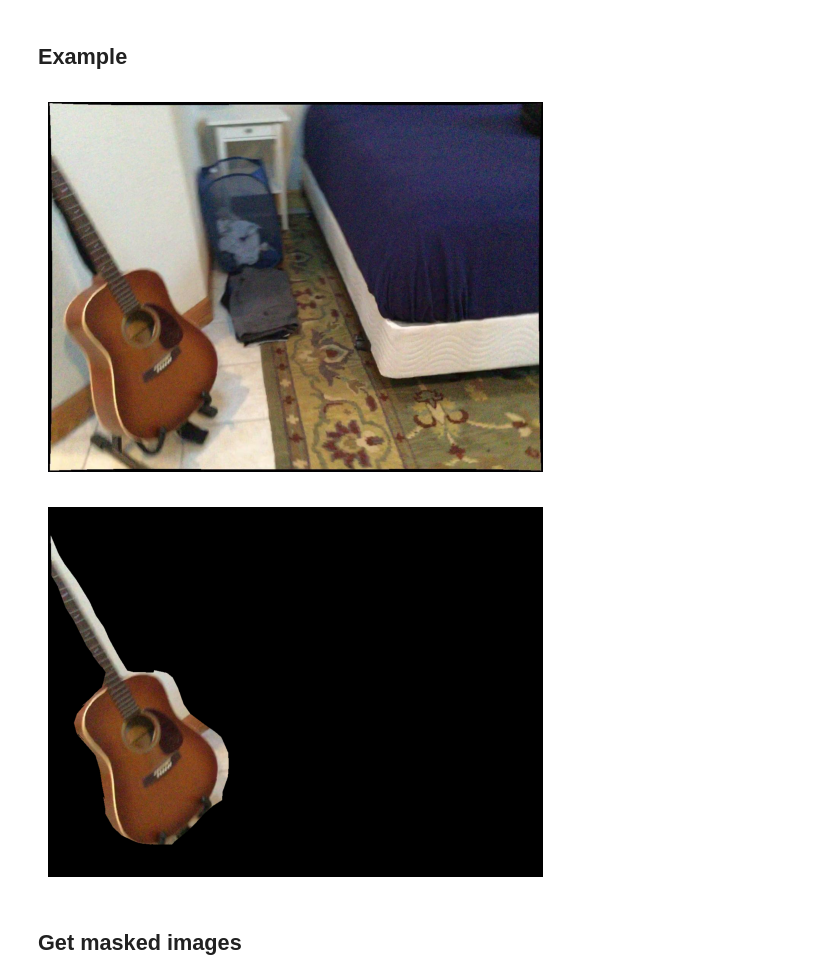
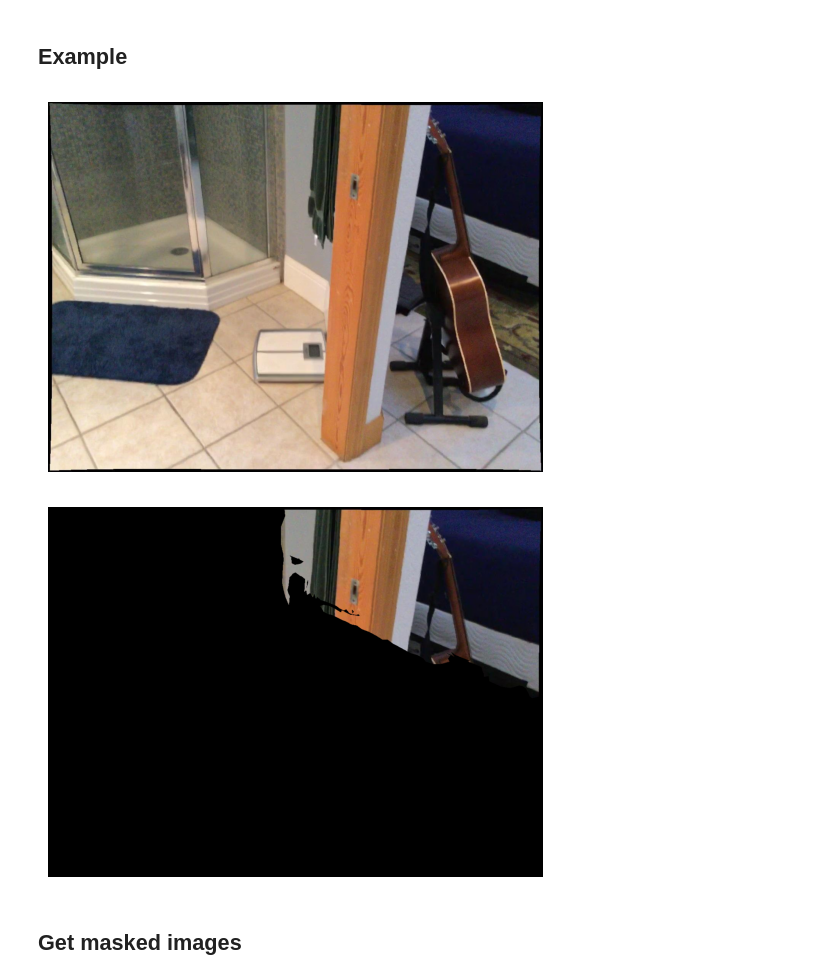
Before and after one commit to LaraNonino/Making-CLIP-features-multiview-consistent, a Jupyter notebook: project_mask.ipynb, the cells around one changed output. Saved outputs shown, nothing was run; the diff lists cells and outputs as text; code cells hidden in the pictures.

Commit message:
direct-project masking

```diff
--- a/project_mask.ipynb
+++ b/project_mask.ipynb
@@ -25,3 +25,12 @@ segmentation_mesh = o3d.io.read_triangle_mesh(segmentation_mesh_path)
 ## Select a class
 # %% [markdown]
 The class must be chosen among one of the raw_category in the [scannetv2-labels.combinesd.tsv](data/scannetv2-labels.combined.tsv)
+# %%
+with open(os.path.join(scan_path, scan + '.aggregation.json')) as f:
+    aggregation_data = json.load(f)
+
+all_classes = set()
+for seg_group in aggregation_data['segGroups']:
+    all_classes.add(seg_group['label'])
+
+print("All labels in the aggregation data: ", all_classes)
@@ -28,5 +39,5 @@ The class must be chosen among one of the raw_category in the [scannetv2-labels.
 # %%
-class_name = 'guitar'
+class_name = 'bed'
 
 with open(os.path.join(scan_path, scan + '.aggregation.json')) as f:
     aggregation_data = json.load(f)
@@ -45,8 +56,7 @@ Found 1 objects for class guitar: [47]
 # %% [markdown]
 ## Select an object
 # %%
-object_id = 47
-
+object_id = 37
 for seg_group in aggregation_data['segGroups']:
     if seg_group['objectId'] == object_id:
         selected_instance_segments = seg_group['segments']
@@ -136,37 +146,37 @@ def project_points(points_3d, intrinsic, extrinsic):
     return points_2d
 
 def draw_triangle(img, vertices, color):
     cv2.fillConvexPoly(img, vertices, color)
 
-pose_path = os.path.join(pose_directory, "1000.txt")
-original_path = os.path.join(originals_directory, "1000.jpg")
+pose_path = os.path.join(pose_directory, "4070.txt")
+original_path = os.path.join(originals_directory, "4070.jpg")
 pose = np.loadtxt(pose_path)
 original = cv2.imread(original_path)
 original = cv2.cvtColor(original, cv2.COLOR_BGR2RGB)
 camera_extrinsics = np.linalg.inv(pose)
 
 object_vertices_2d = project_points(np.asarray(instance_mesh.vertices), camera_intrinsics, camera_extrinsics)
 
 in_bounds = (object_vertices_2d[:, 0] >= 0) & (object_vertices_2d[:, 0] < image_width) & \
             (object_vertices_2d[:, 1] >= 0) & (object_vertices_2d[:, 1] < image_height)
 
 binary_mask = np.zeros((image_height, image_width), dtype=np.uint8)
 for face in instance_mesh.triangles:
     pts_2d = np.array(object_vertices_2d[face], dtype=np.int32)
     draw_triangle(binary_mask, pts_2d, 1)
 
 masked_image = cv2.bitwise_and(original, original, mask=binary_mask)
 
 plt.imshow(original)
 plt.axis('off')
 plt.show()
 
 plt.imshow(masked_image)
 plt.axis('off')
 plt.show()
 # %% [output]
-[figure, old version]
+[figure, new version]
-[figure, old version]
+[figure, new version]
 # %% [markdown]
 ## Get masked images
 # %%
```
Also changed, not shown: parts of 2 cells of this notebook, 4 other files.
